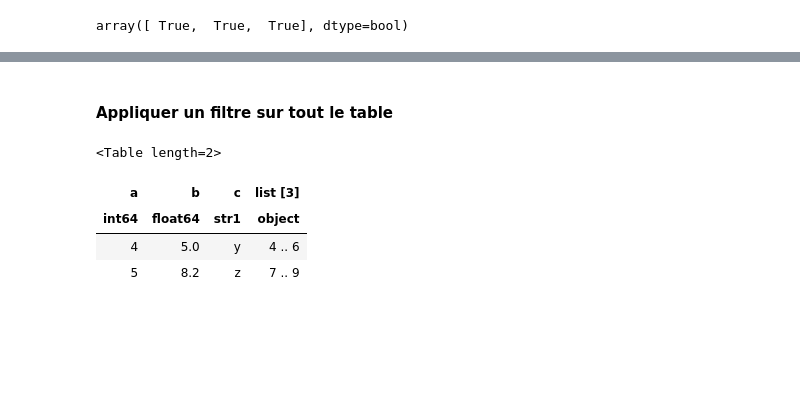
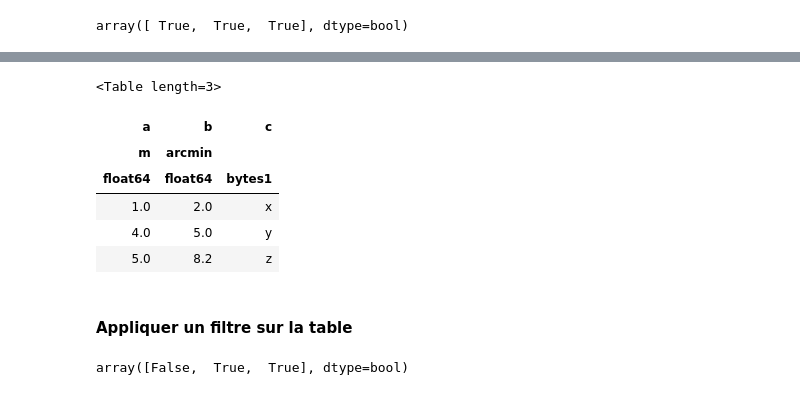
Before and after one commit to nicolaschotard/lsst_drp_analysis, a Jupyter notebook: python/5_astropy_introduction.ipynb, the cells around one changed output, grey strips where cells are left out. Cells and saved outputs as stored; diff of their text form; code cells hidden in the pictures; blank space fills up the shorter version.

```diff
--- a/python/5_astropy_introduction.ipynb
+++ b/python/5_astropy_introduction.ipynb
@@ -176,10 +280,17 @@ t
+# %%
+t.remove_column('list')
+t
+# %% [output]
+<Table length=3>
+| a | b | c |
+| m | arcmin |  |
+| float64 | float64 | bytes1 |
+| 1.0 | 2.0 | x |
+| 4.0 | 5.0 | y |
+| 5.0 | 8.2 | z |
 # %% [markdown]
-#### Appliquer un filtre sur tout le table
+#### Appliquer un filtre sur la table
 # %%
-t[t['b'] > 3]
+t['b'] > 3
 # %% [output]
-<Table length=2>
+array([False,  True,  True], dtype=bool)
-| a | b | c | list [3] |
-| int64 | float64 | str1 | object |
-| 4 | 5.0 | y | 4 .. 6 |
-| 5 | 8.2 | z | 7 .. 9 |
```
Also changed, not shown: parts of 54 cells of this notebook, 4 other files.
